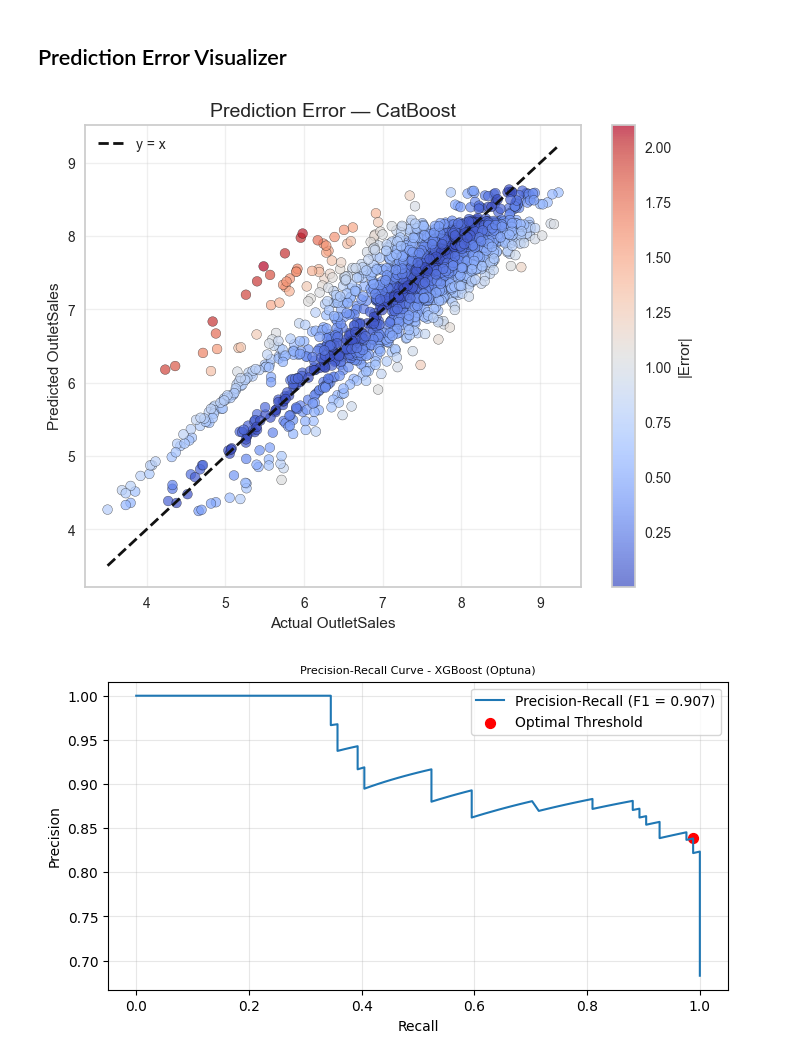
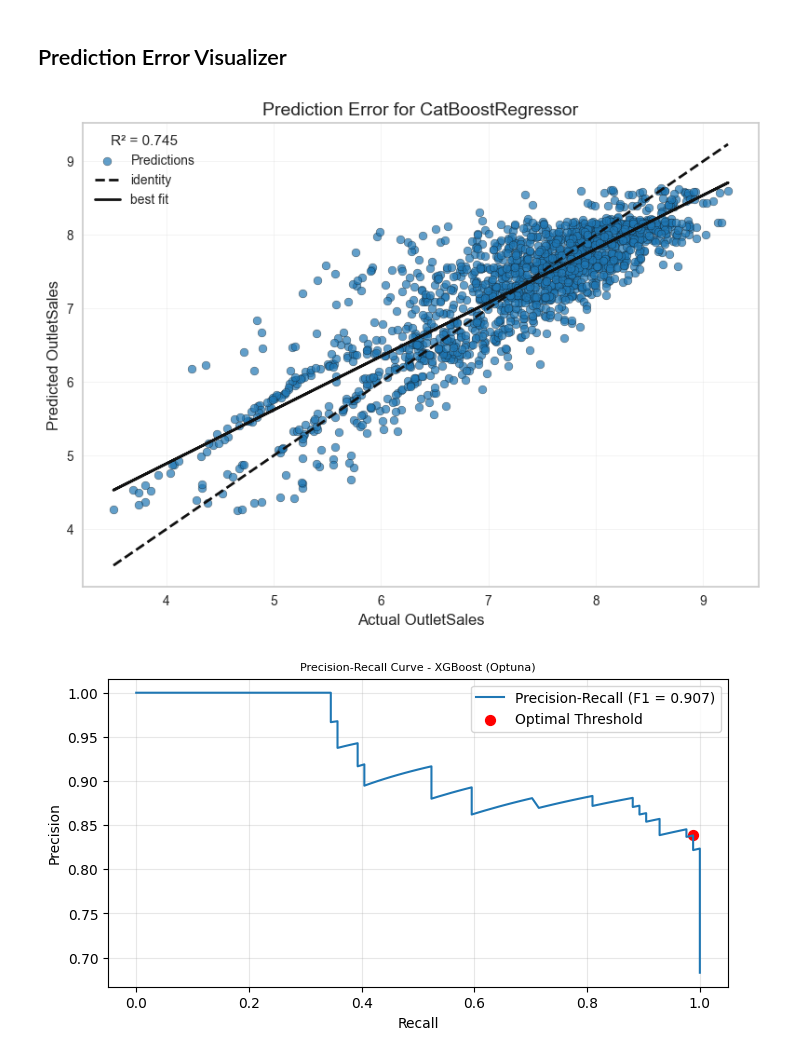
Before and after one commit to tshihab07/Super-Market-Sales-Forecasting, a Jupyter notebook: notebookes/model_SelectionAndAnalysis.ipynb, the cells around one changed output. Drawn from its saved outputs; the diff is of its cells as text; code cells hidden in the pictures.

Commit message:
update prediction error

```diff
--- a/notebookes/model_SelectionAndAnalysis.ipynb
+++ b/notebookes/model_SelectionAndAnalysis.ipynb
@@ -536,23 +536,43 @@ plt.show()
 # %% [markdown]
 ## Prediction Error Visualizer
 # %%
-plt.figure(figsize=(8, 6))
+from sklearn.metrics import r2_score
+
+# Make predictions
 y_pred = best_model.predict(x_test_cb)
 
-# Color by error magnitude
-errors = np.abs(y_test - y_pred)
-sc = plt.scatter(y_test, y_pred, c=errors, cmap='coolwarm', alpha=0.7, edgecolor='k')
+# Calculate R²
+r2 = r2_score(y_test, y_pred)
 
-plt.plot([y_test.min(), y_test.max()], [y_test.min(), y_test.max()], 'k--', lw=2, label='y = x')
-plt.xlabel("Actual OutletSales")
-plt.ylabel("Predicted OutletSales")
-plt.title("Prediction Error — CatBoost", fontsize=14)
-plt.colorbar(sc, label="|Error|")
-plt.legend()
-plt.grid(alpha=0.3)
+# Create plot
+plt.figure(figsize=(8, 6))
+
+# Scatter points
+plt.scatter(y_test, y_pred, alpha=0.7, color='#1f77b4', edgecolor='k', s=40, label='Predictions')
+
+# Identity line (y = x)
+plt.plot([y_test.min(), y_test.max()], [y_test.min(), y_test.max()],
+         'k--', lw=2, label='identity')
+
+# Best fit line (linear regression)
+coeffs = np.polyfit(y_test, y_pred, 1)
+best_fit_line = np.poly1d(coeffs)
+plt.plot(y_test, best_fit_line(y_test), 'k-', lw=2, label='best fit')
+
+# Add R² in legend
+plt.legend(title=f'R² = {r2:.3f}', fontsize=10, title_fontsize=11)
+
+# Labels
+plt.xlabel("Actual OutletSales", fontsize=12)
+plt.ylabel("Predicted OutletSales", fontsize=12)
+plt.title(f"Prediction Error for {type(best_model).__name__}", fontsize=14)
+
+# Grid & styling
+plt.grid(True, alpha=0.3, linestyle='-', linewidth=0.5)
+plt.tight_layout()
 plt.show()
 # %% [output]
-[figure, old version]
+[figure, new version]
 # %%
 plt.figure(figsize=(8, 4))
 plt.plot(recall_curve, precision_curve, label=f'Precision-Recall (F1 = {f1[optimize_idx]:.3f})')
```
